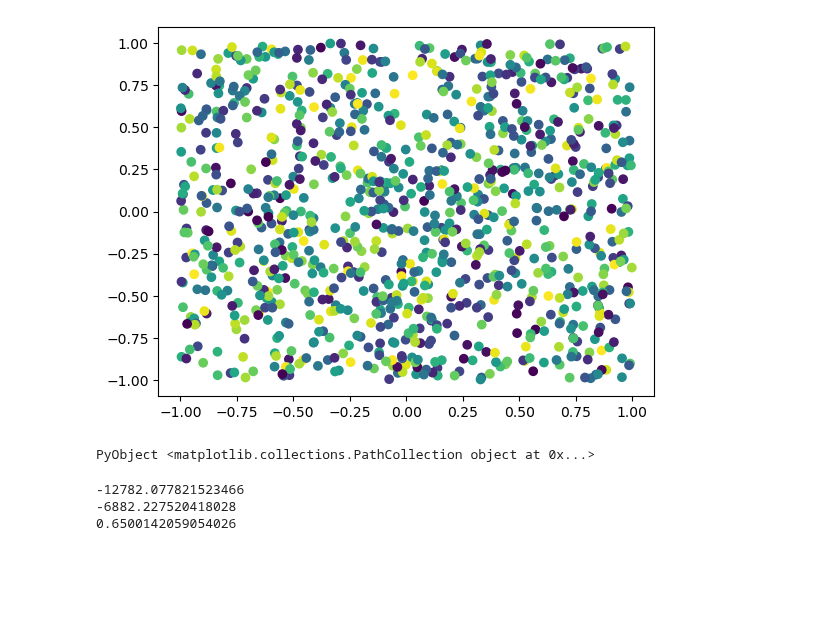
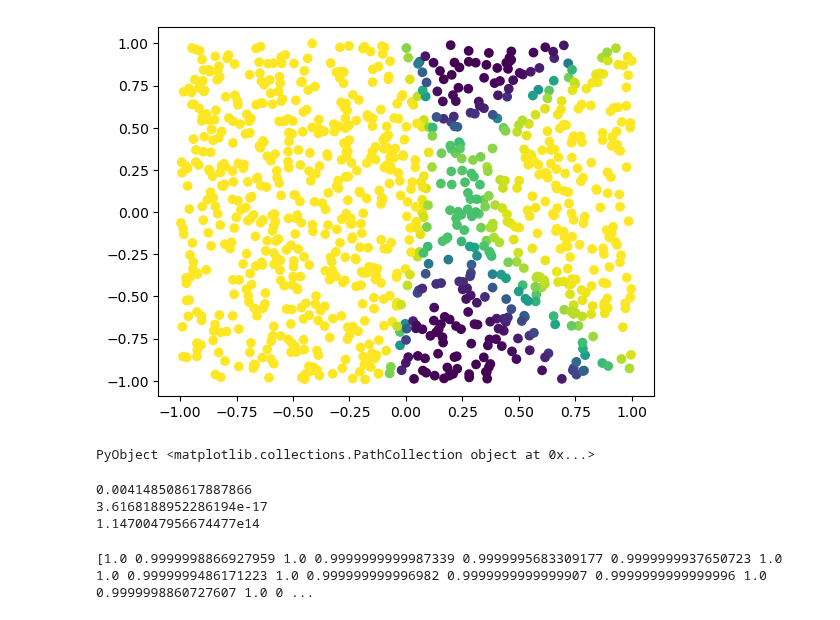
Before and after one commit to jberezow/RJMCMC, a Jupyter notebook: Thesis-Interpolation.ipynb, the cells around one changed output. Cells and saved outputs as stored; diff of their text form; code cells hidden in the pictures; blank space fills up the shorter version.

```diff
--- a/Thesis-Interpolation.ipynb
+++ b/Thesis-Interpolation.ipynb
@@ -103,25 +91,25 @@ end;
 # %%
 #Generate Network Parameters and Corresponding Curve
 obs = choicemap()::ChoiceMap
 x_raw = rand(Uniform(-bound,bound),(N,2))
 x = transpose(x_raw)
 data = x
 data_raw = x_raw
 
 (trace,) = generate(generator, (x, k_real), obs)
 
 Wₕ = trace[:Wₕ]
 Wₒ = trace[:Wₒ]
 bₕ = trace[:bₕ]
 bₒ = trace[:bₒ]
 
 y_real = Flux.σ.(G(x,Wₕ,bₕ,Wₒ,bₒ,k_real)[1,:])
 #print(y_real)
 
 y_fake = rand(Uniform(0,1),(N))
-plot_data(x_raw,y_fake)
+plot_data(x_raw,y_real)
 # %% [output]
-[figure, old version]
+[figure, new version]
 PyObject <matplotlib.collections.PathCollection object at 0x...>
 # %%
 #Classifier Network Tries to Learn the Generator Network
@@ -178,11 +167,11 @@ classifier(x);
 # %%
 #Register Observed Data - Bernoulli
 obs_master = choicemap()::ChoiceMap
-obs_master[:y] = y_fake
+obs_master[:y] = y_real
 obs = obs_master;
 
 obs2 = choicemap()::ChoiceMap
-obs2[:y] = y_fake
+obs2[:y] = y_real
 
 #println(y_real)
 #println(y_fake)
@@ -190,19 +179,24 @@ obs2[:y] = y_fake
 (trace1,) = generate(classifier, (x,), obs)
 (trace2,) = generate(classifier, (x,), obs2)
 
-score1 = get_score(trace1)/length(y_real)
-score2 = get_score(trace2)/length(y_real)
+score1 = exp(get_score(trace1)/length(y_real))
+score2 = exp(get_score(trace2)/length(y_real))
 
 println(score1)
 println(score2)
-println(score1/(score1+score2))
+println(score1/score2)
 
 #print(best_trace[:Wₕ])
 #print(Wₕ)
 # %% [output]
--12782.077821523466
--6882.227520418028
-0.6500142059054026
+0.004148508617887866
+3.6168188952286194e-17
+1.1470047956674477e14
+# %%
+print(best_pred_y)
+print(y_real)
+# %% [output]
+[1.0 0.9999998866927959 1.0 0.9999999999987339 0.9999995683309177 0.9999999937650723 1.0 1.0 0.9999999486171223 1.0 0.999999999996982 0.9999999999999907 0.9999999999999996 1.0 0.9999998860727607 1.0 0 ...
 # %%
 #Plot of Log Likelihood Scores
 scores = []
```
Also changed, not shown: parts of 10 cells of this notebook.
